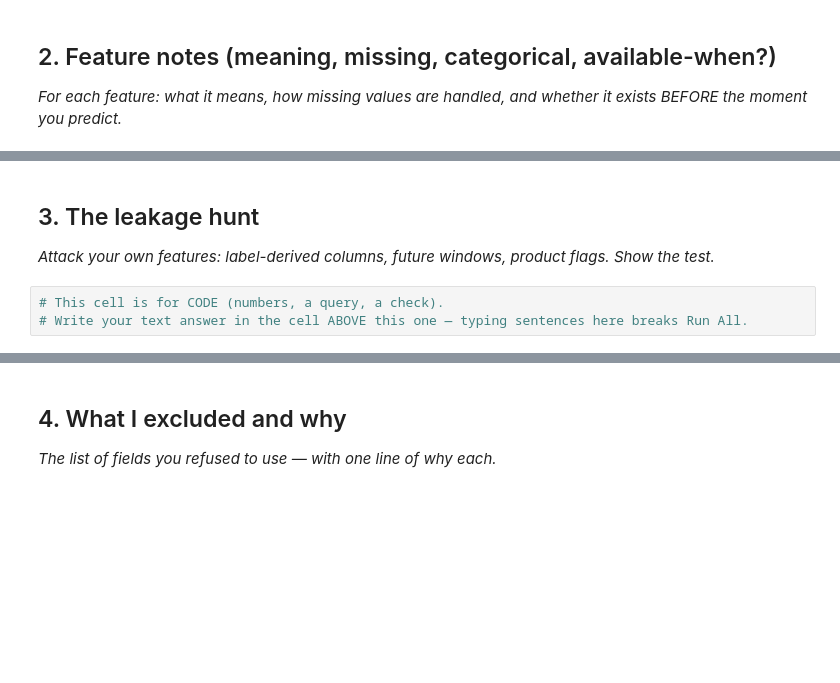
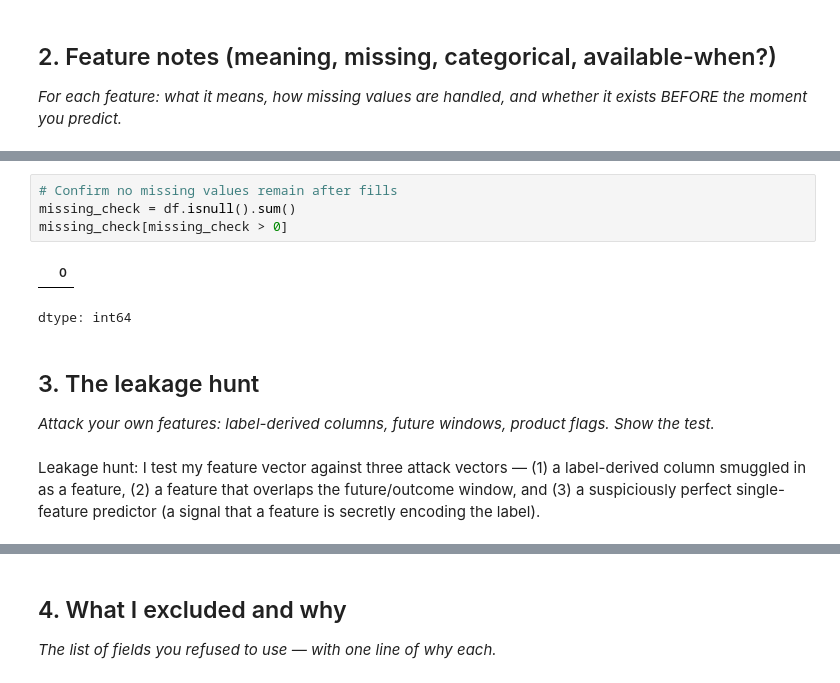
Before and after one commit to maryam12arshad17/flyrank-internship-ml, a Jupyter notebook: work/notebooks/w03_feature_leakage_check.ipynb, the cells around one changed output, grey strips where cells are left out. Cells and saved outputs as stored; diff of their text form; blank space fills up the shorter version.

```diff
--- a/work/notebooks/w03_feature_leakage_check.ipynb
+++ b/work/notebooks/w03_feature_leakage_check.ipynb
@@ -23,7 +103,16 @@ This skeleton is yours to fill. Work the sections **in order** — each one has
+# %%
+# Confirm no missing values remain after fills
+missing_check = df.isnull().sum()
+missing_check[missing_check > 0]
+# %% [output]
+|  | 0 |
+dtype: int64
 # %% [markdown]
 ## 3. The leakage hunt
 
 *Attack your own features: label-derived columns, future windows, product flags. Show the test.*
-# %%
-# This cell is for CODE (numbers, a query, a check).
-# Write your text answer in the cell ABOVE this one — typing sentences here breaks Run All.
+# %% [markdown]
+Leakage hunt: I test my feature vector against three attack vectors — (1) a
+label-derived column smuggled in as a feature, (2) a feature that overlaps the
+future/outcome window, and (3) a suspiciously perfect single-feature predictor
+(a signal that a feature is secretly encoding the label).
```
Also changed, not shown: parts of 11 cells of this notebook.
